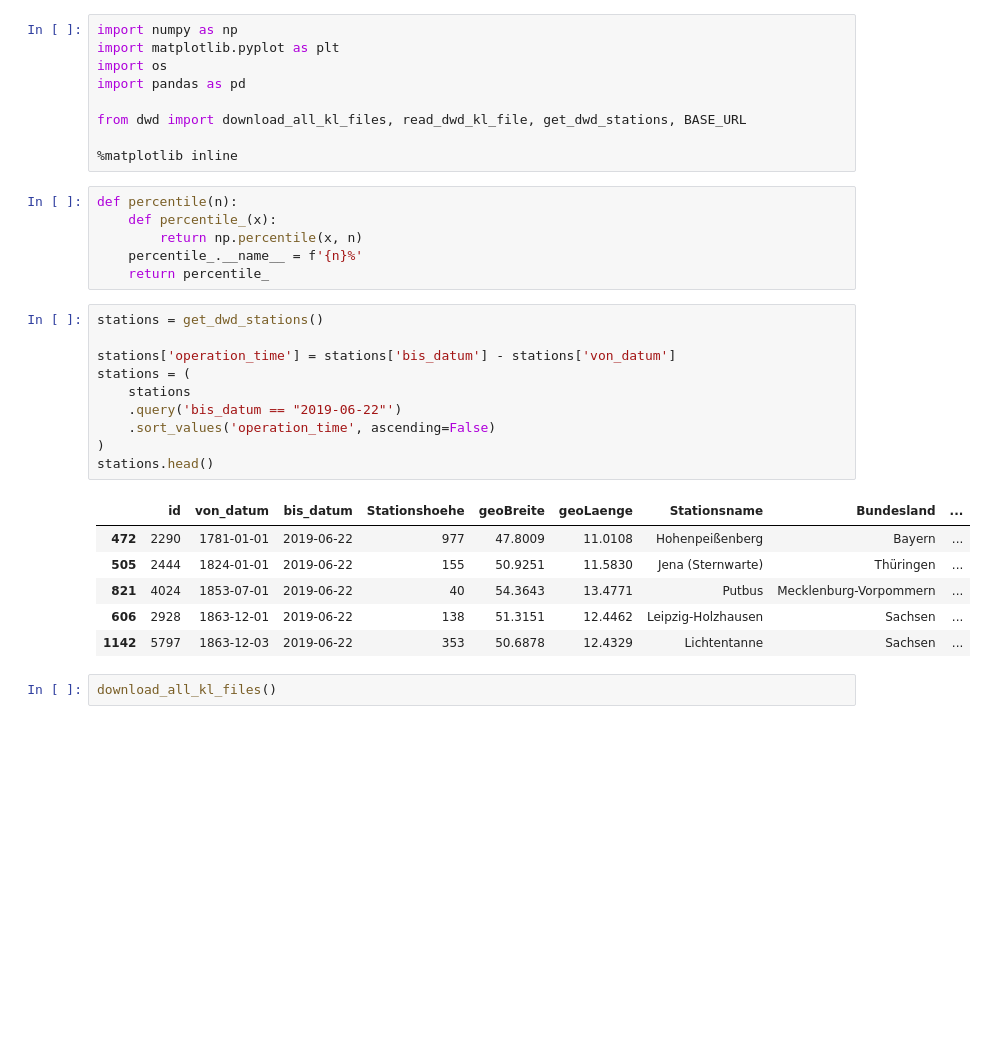
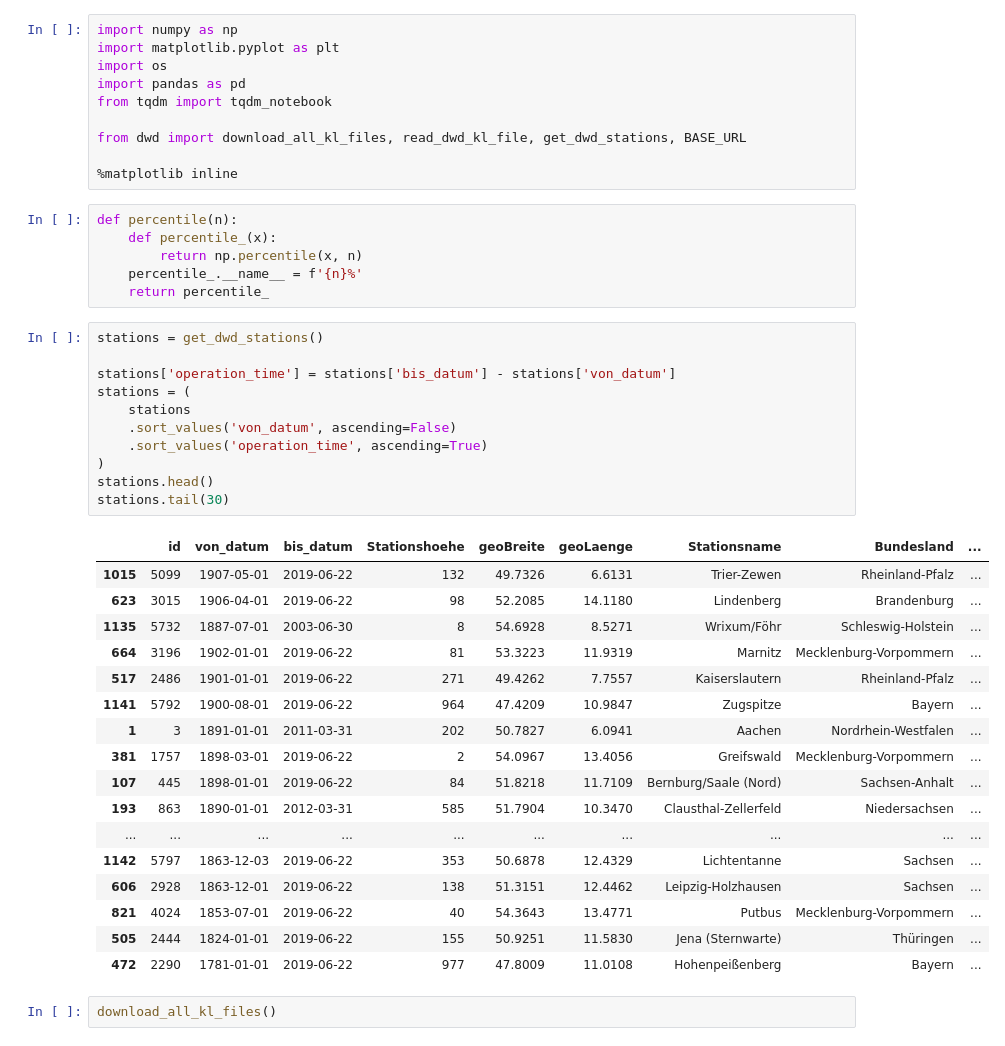
Before and after one commit to s4f-dortmund/dwd-open-data, a Jupyter notebook: dwd_data.ipynb, the cells around one changed output. Drawn from its saved outputs; the diff is of its cells as text; blank space fills up the shorter version.

```diff
--- a/dwd_data.ipynb
+++ b/dwd_data.ipynb
@@ -3,6 +3,7 @@ import numpy as np
 import matplotlib.pyplot as plt
 import os
 import pandas as pd
+from tqdm import tqdm_notebook
 
 from dwd import download_all_kl_files, read_dwd_kl_file, get_dwd_stations, BASE_URL
 
@@ -16,20 +17,32 @@ def percentile(n):
 # %%
 stations = get_dwd_stations()
 
 stations['operation_time'] = stations['bis_datum'] - stations['von_datum']
 stations = (
     stations
-    .query('bis_datum == "2019-06-22"')
-    .sort_values('operation_time', ascending=False)
+    .sort_values('von_datum', ascending=False)
+    .sort_values('operation_time', ascending=True)
 )
 stations.head()
+stations.tail(30)
 # %% [output]
 |  | id | von_datum | bis_datum | Stationshoehe | geoBreite | geoLaenge | Stationsname | Bundesland | ... |
+| 1015 | 5099 | 1907-05-01 | 2019-06-22 | 132 | 49.7326 | 6.6131 | Trier-Zewen | Rheinland-Pfalz | ... |
+| 623 | 3015 | 1906-04-01 | 2019-06-22 | 98 | 52.2085 | 14.1180 | Lindenberg | Brandenburg | ... |
+| 1135 | 5732 | 1887-07-01 | 2003-06-30 | 8 | 54.6928 | 8.5271 | Wrixum/Föhr | Schleswig-Holstein | ... |
+| 664 | 3196 | 1902-01-01 | 2019-06-22 | 81 | 53.3223 | 11.9319 | Marnitz | Mecklenburg-Vorpommern | ... |
+| 517 | 2486 | 1901-01-01 | 2019-06-22 | 271 | 49.4262 | 7.7557 | Kaiserslautern | Rheinland-Pfalz | ... |
+| 1141 | 5792 | 1900-08-01 | 2019-06-22 | 964 | 47.4209 | 10.9847 | Zugspitze | Bayern | ... |
+| 1 | 3 | 1891-01-01 | 2011-03-31 | 202 | 50.7827 | 6.0941 | Aachen | Nordrhein-Westfalen | ... |
+| 381 | 1757 | 1898-03-01 | 2019-06-22 | 2 | 54.0967 | 13.4056 | Greifswald | Mecklenburg-Vorpommern | ... |
+| 107 | 445 | 1898-01-01 | 2019-06-22 | 84 | 51.8218 | 11.7109 | Bernburg/Saale (Nord) | Sachsen-Anhalt | ... |
+| 193 | 863 | 1890-01-01 | 2012-03-31 | 585 | 51.7904 | 10.3470 | Clausthal-Zellerfeld | Niedersachsen | ... |
+| ... | ... | ... | ... | ... | ... | ... | ... | ... | ... |
+| 1142 | 5797 | 1863-12-03 | 2019-06-22 | 353 | 50.6878 | 12.4329 | Lichtentanne | Sachsen | ... |
+| 606 | 2928 | 1863-12-01 | 2019-06-22 | 138 | 51.3151 | 12.4462 | Leipzig-Holzhausen | Sachsen | ... |
+| 821 | 4024 | 1853-07-01 | 2019-06-22 | 40 | 54.3643 | 13.4771 | Putbus | Mecklenburg-Vorpommern | ... |
+| 505 | 2444 | 1824-01-01 | 2019-06-22 | 155 | 50.9251 | 11.5830 | Jena (Sternwarte) | Thüringen | ... |
 | 472 | 2290 | 1781-01-01 | 2019-06-22 | 977 | 47.8009 | 11.0108 | Hohenpeißenberg | Bayern | ... |
-| 505 | 2444 | 1824-01-01 | 2019-06-22 | 155 | 50.9251 | 11.5830 | Jena (Sternwarte) | Thüringen | ... |
-| 821 | 4024 | 1853-07-01 | 2019-06-22 | 40 | 54.3643 | 13.4771 | Putbus | Mecklenburg-Vorpommern | ... |
-| 606 | 2928 | 1863-12-01 | 2019-06-22 | 138 | 51.3151 | 12.4462 | Leipzig-Holzhausen | Sachsen | ... |
-| 1142 | 5797 | 1863-12-03 | 2019-06-22 | 353 | 50.6878 | 12.4329 | Lichtentanne | Sachsen | ... |
 # %%
 download_all_kl_files()
 # %%
```
Also changed, not shown: parts of 6 cells of this notebook.
